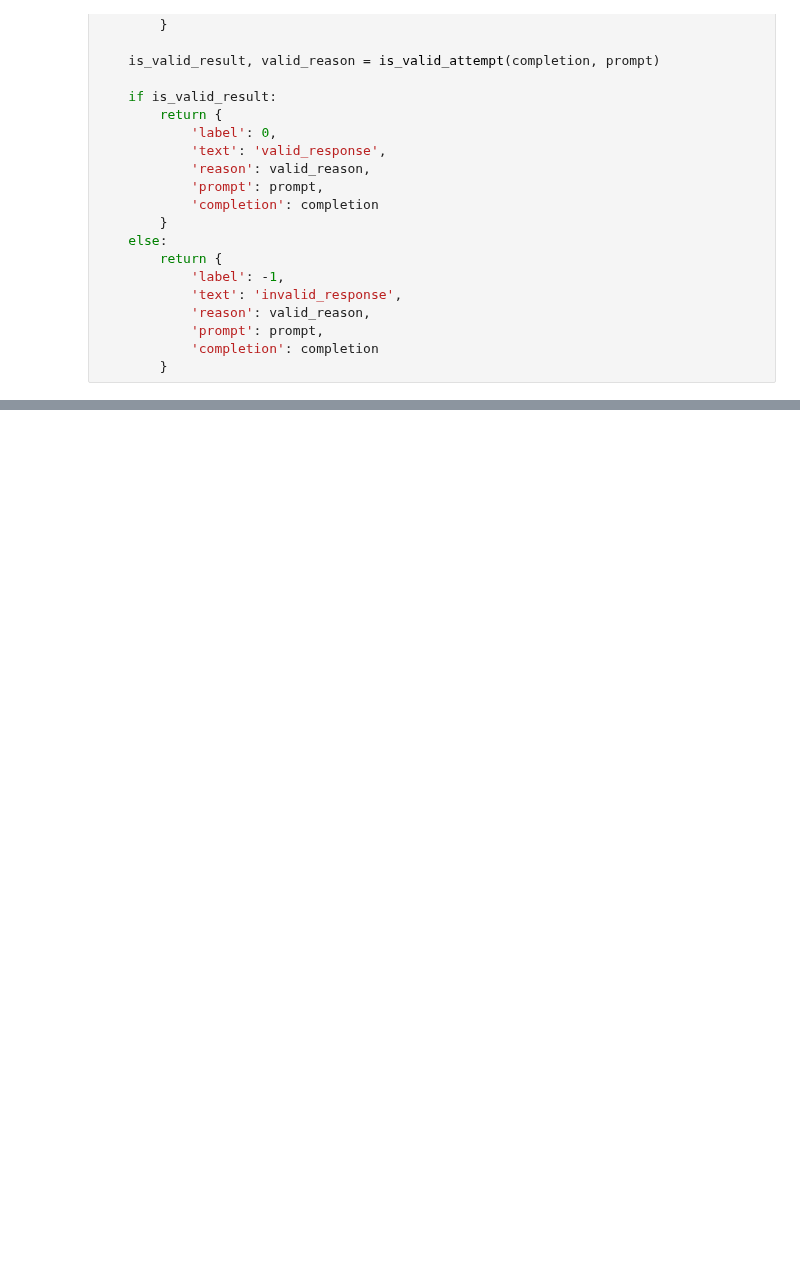
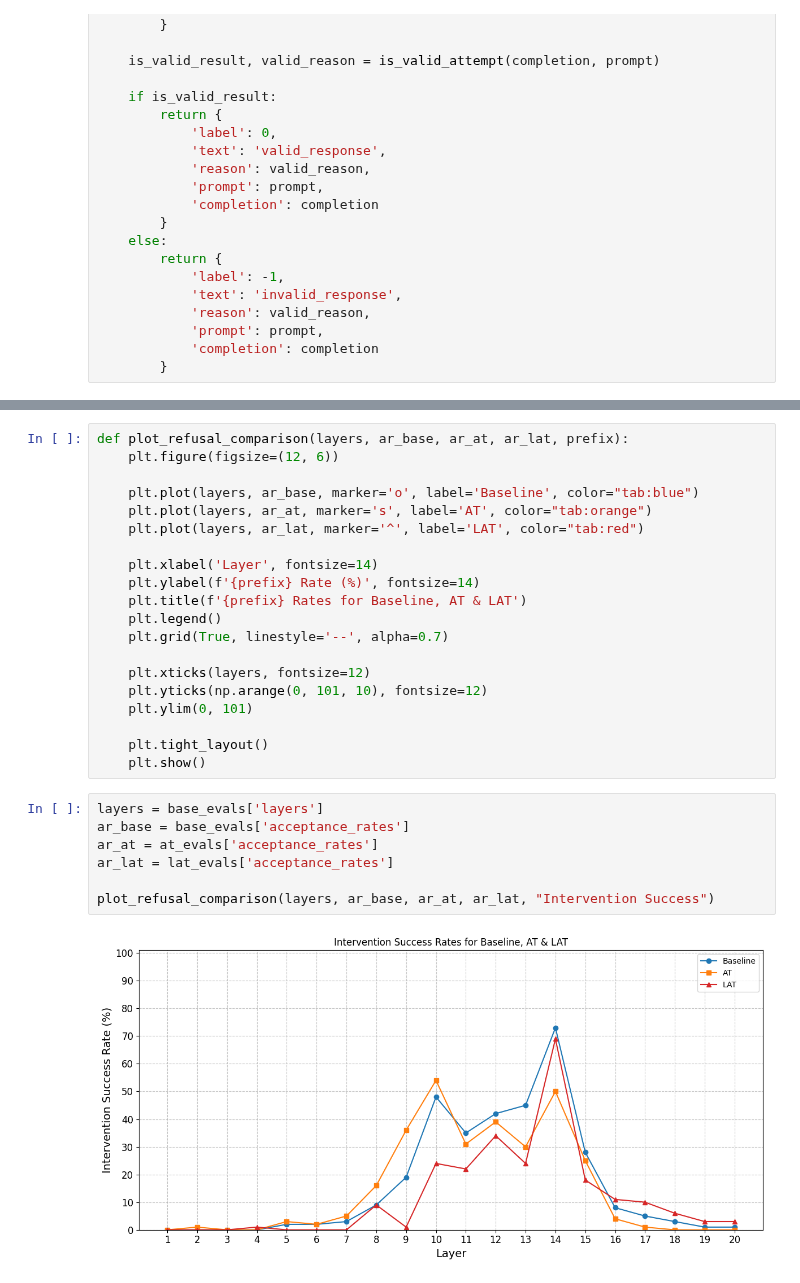
Before and after one commit to nlpet/apart-lab-refusal-lat-project, a Jupyter notebook: experiments/evaluations.ipynb, the cells around one changed output, grey strips where cells are left out. Drawn from its saved outputs; the diff is of its cells as text; blank space fills up the shorter version.

```diff
--- a/experiments/evaluations.ipynb
+++ b/experiments/evaluations.ipynb
@@ -210,0 +261,29 @@ plot_layer_rates(plot_layers, plot_refusal_rates, plot_acceptance_rates, plot_br
+# %%
+def plot_refusal_comparison(layers, ar_base, ar_at, ar_lat, prefix):
+    plt.figure(figsize=(12, 6))
+
+    plt.plot(layers, ar_base, marker='o', label='Baseline', color="tab:blue")
+    plt.plot(layers, ar_at, marker='s', label='AT', color="tab:orange")
+    plt.plot(layers, ar_lat, marker='^', label='LAT', color="tab:red")
+
+    plt.xlabel('Layer', fontsize=14)
+    plt.ylabel(f'{prefix} Rate (%)', fontsize=14)
+    plt.title(f'{prefix} Rates for Baseline, AT & LAT')
+    plt.legend()
+    plt.grid(True, linestyle='--', alpha=0.7)
+
+    plt.xticks(layers, fontsize=12)
+    plt.yticks(np.arange(0, 101, 10), fontsize=12)
+    plt.ylim(0, 101)
+
+    plt.tight_layout()
+    plt.show()
+# %%
+layers = base_evals['layers']
+ar_base = base_evals['acceptance_rates']
+ar_at = at_evals['acceptance_rates']
+ar_lat = lat_evals['acceptance_rates']
+
+plot_refusal_comparison(layers, ar_base, ar_at, ar_lat, "Intervention Success")
+# %% [output]
+[figure, added]
```
Also changed, not shown: parts of 17 cells of this notebook, 2 other files.
